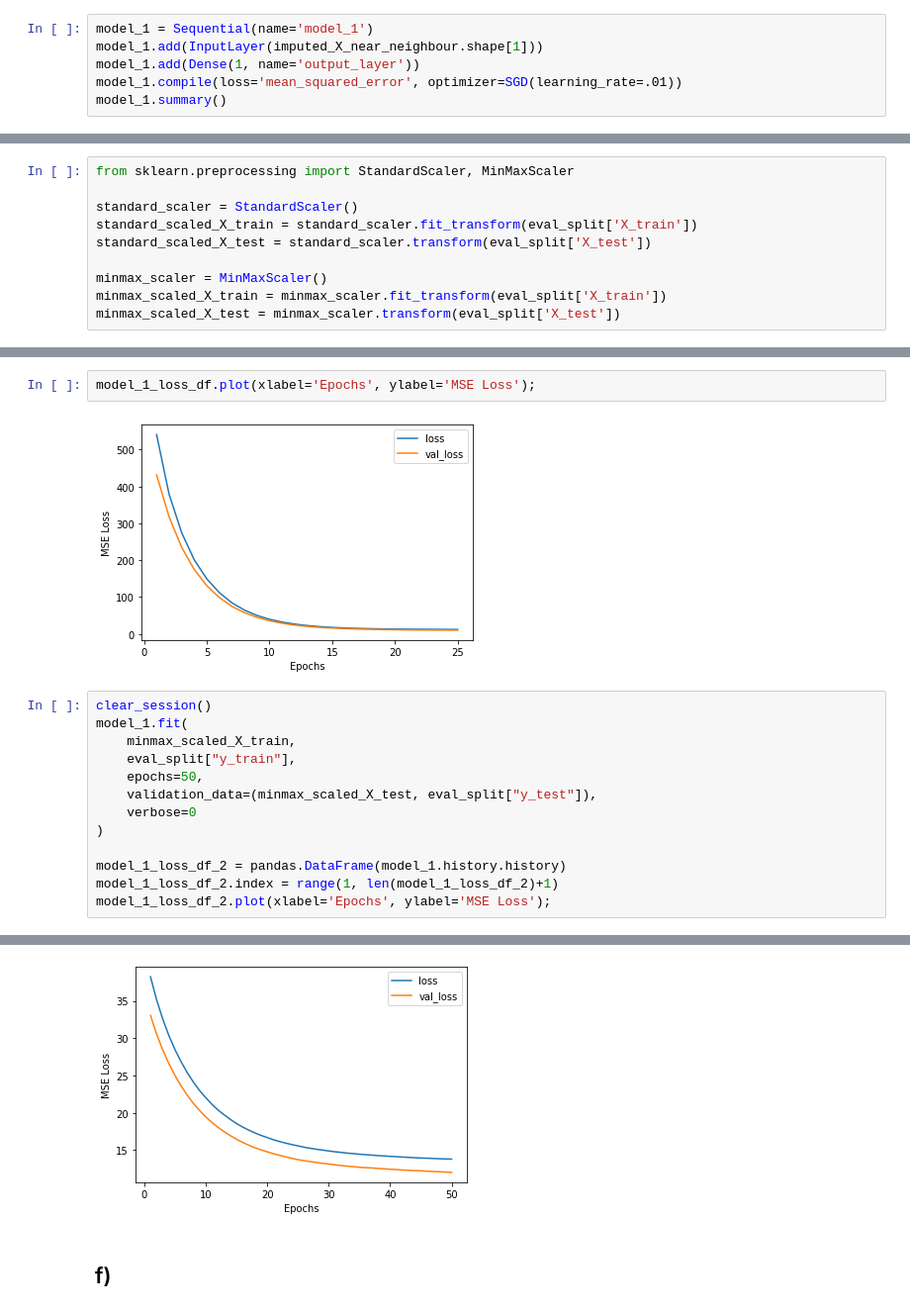
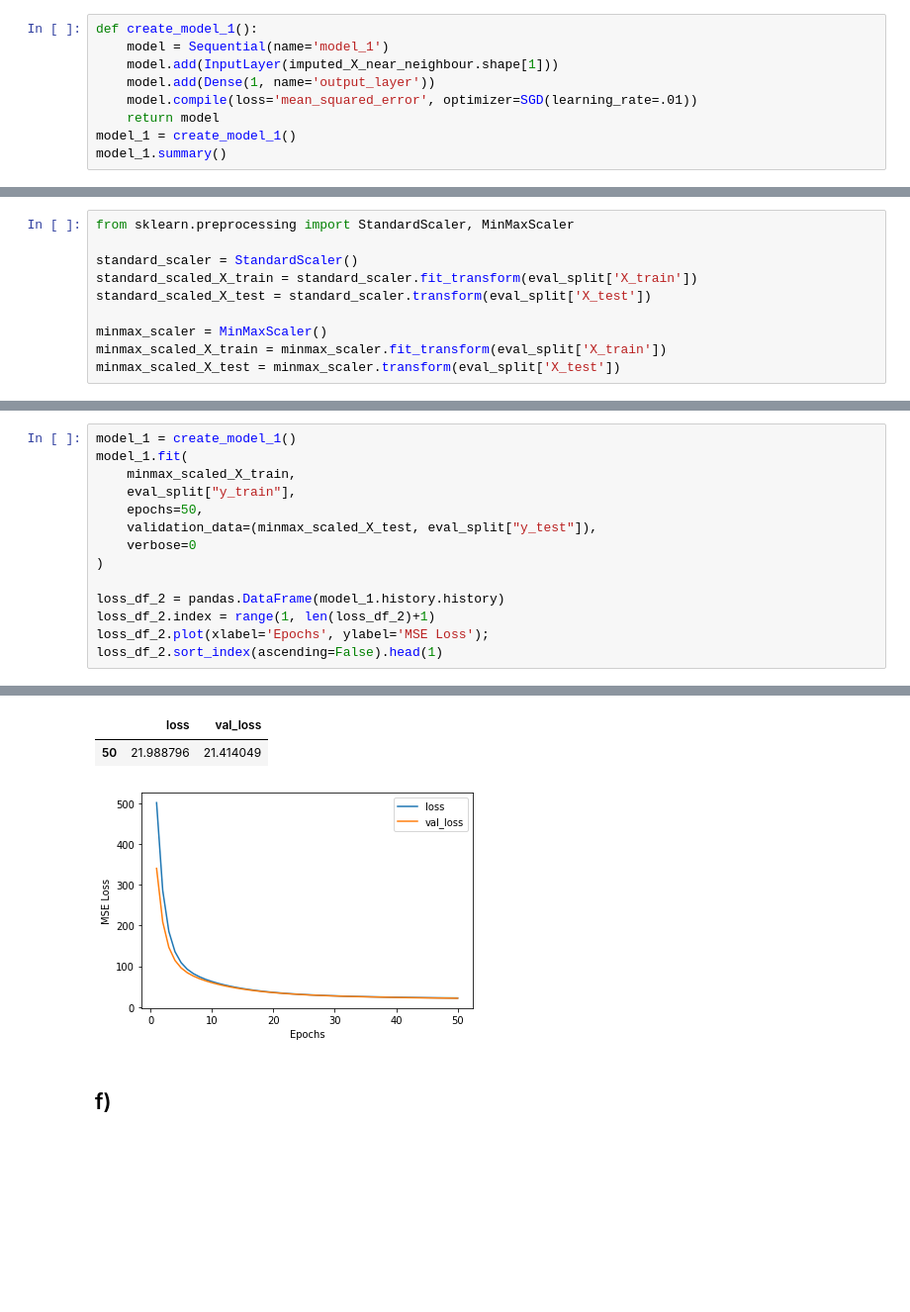
Before and after one commit to felix-tjernberg/ai21-deep-learning, a Jupyter notebook: exercises/exercise-0.ipynb, the cells around one changed output, grey strips where cells are left out. Shown at 99% size. Saved outputs shown, nothing was run; the diff lists cells and outputs as text; blank space fills up the shorter version.

```diff
--- a/exercises/exercise-0.ipynb
+++ b/exercises/exercise-0.ipynb
@@ -158,9 +154,12 @@ from tensorflow.keras import Sequential
 from tensorflow.keras.layers import Dense, InputLayer
 from tensorflow.keras.optimizers import SGD
 # %%
-model_1 = Sequential(name='model_1')
-model_1.add(InputLayer(imputed_X_near_neighbour.shape[1]))
-model_1.add(Dense(1, name='output_layer'))
-model_1.compile(loss='mean_squared_error', optimizer=SGD(learning_rate=.01))
+def create_model_1():
+    model = Sequential(name='model_1')
+    model.add(InputLayer(imputed_X_near_neighbour.shape[1]))
+    model.add(Dense(1, name='output_layer'))
+    model.compile(loss='mean_squared_error', optimizer=SGD(learning_rate=.01))
+    return model
+model_1 = create_model_1()
 model_1.summary()
 # %% [output]
@@ -216,9 +206,5 @@ model_1_loss_df.head()
-# %%
-model_1_loss_df.plot(xlabel='Epochs', ylabel='MSE Loss');
-# %% [output]
-[figure, removed]
 # %%
-clear_session()
+model_1 = create_model_1()
 model_1.fit(
     minmax_scaled_X_train,
     eval_split["y_train"],
@@ -227,7 +213,8 @@ model_1.fit(
     verbose=0
 )
 
-model_1_loss_df_2 = pandas.DataFrame(model_1.history.history)
-model_1_loss_df_2.index = range(1, len(model_1_loss_df_2)+1)
-model_1_loss_df_2.plot(xlabel='Epochs', ylabel='MSE Loss');
+loss_df_2 = pandas.DataFrame(model_1.history.history)
+loss_df_2.index = range(1, len(loss_df_2)+1)
+loss_df_2.plot(xlabel='Epochs', ylabel='MSE Loss');
+loss_df_2.sort_index(ascending=False).head(1)
 # %% [output]
@@ -236,3 +223,5 @@ model_1_loss_df_2.plot(xlabel='Epochs', ylabel='MSE Loss');
+|  | loss | val_loss |
+| 50 | 21.988796 | 21.414049 |
-[figure, old version]
+[figure, new version]
 # %% [markdown]
 ## f)
```
Also changed, not shown: parts of 15 cells of this notebook.
